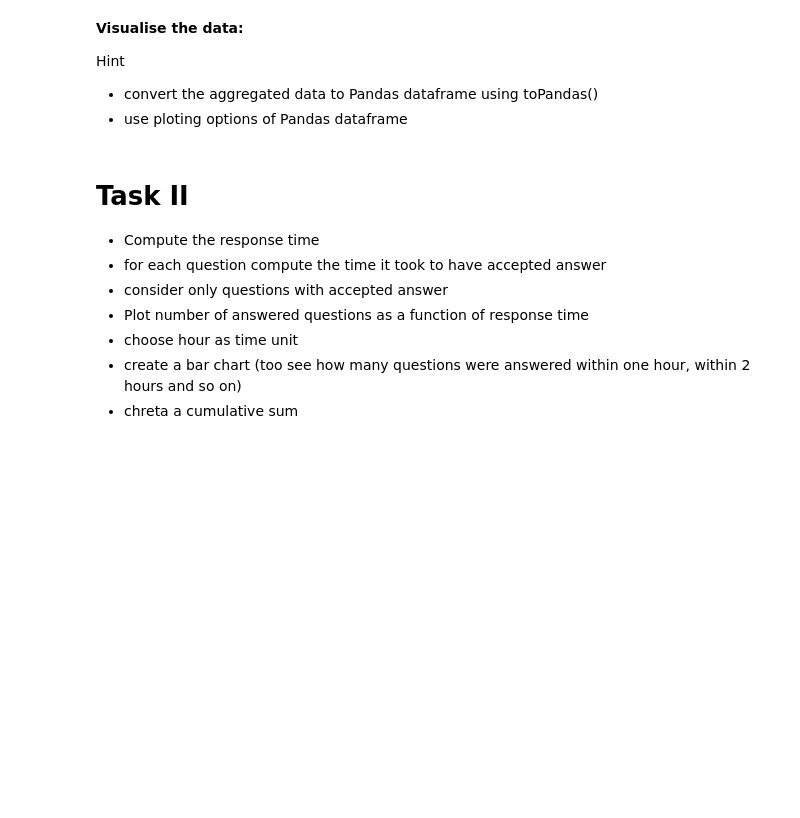
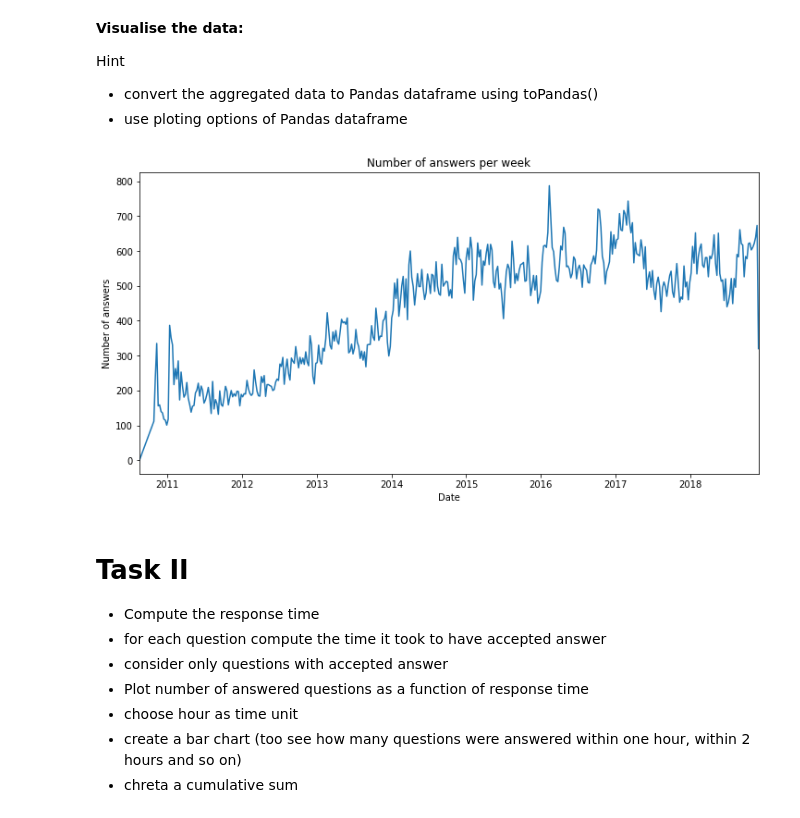
Before and after one commit to davidvrba/From-Simple-Transformations-to-Highly-Efficient-Jobs, a Jupyter notebook: python/solutions/interactive-analytics/Interactive Analytics I.ipynb, the cells around one changed output. Drawn from its saved outputs; the diff is of its cells as text; code cells hidden in the pictures; blank space fills up the shorter version.

```diff
--- a/python/solutions/interactive-analytics/Interactive Analytics I.ipynb
+++ b/python/solutions/interactive-analytics/Interactive Analytics I.ipynb
@@ -74,3 +94,15 @@ local_data.plot(x='date', y='answers')
+# %%
+local_data.plot(
+    x='date', y='answers', figsize=(12, 6),
+    title='Number of answers per week',
+    legend=False
+
+)
+plt.xlabel('Date')
+plt.ylabel('Number of answers')
+plt.show()
+# %% [output]
+[figure, added]
 # %% [markdown]
 # Task II
 
```
Also changed, not shown: parts of 10 cells of this notebook, 2 other files.
